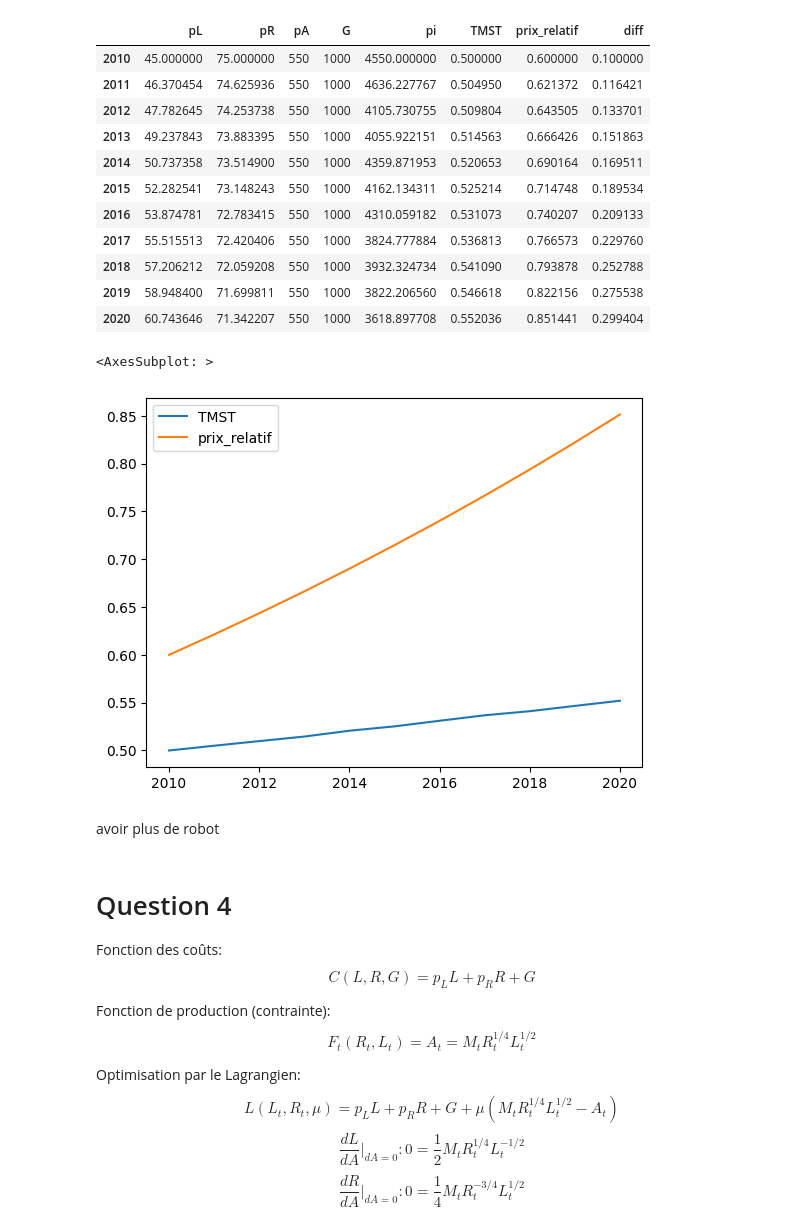
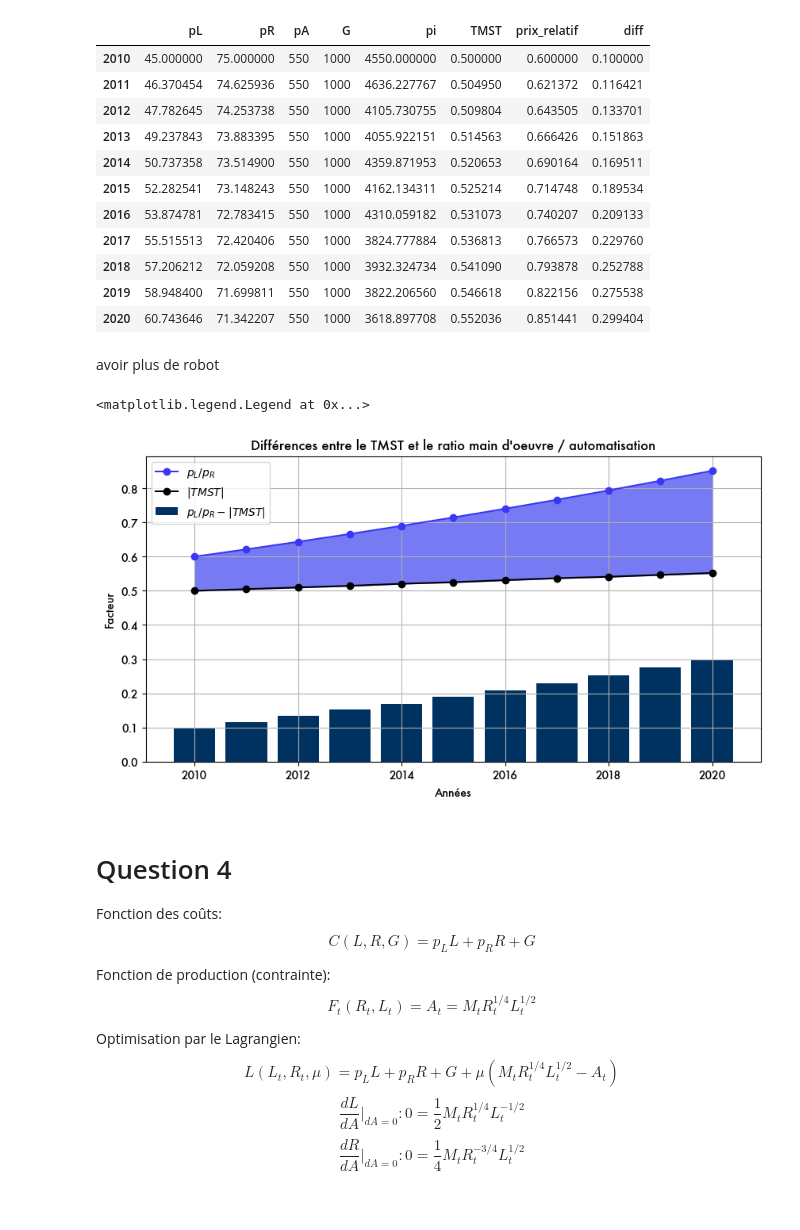
Before and after one commit to felixpoirier1/Devoir4, a Jupyter notebook: Devoir.ipynb, the cells around one changed output. Cells and saved outputs as stored; diff of their text form; code cells hidden in the pictures.

```diff
--- a/Devoir.ipynb
+++ b/Devoir.ipynb
@@ -87,13 +102,24 @@ costs
 | 2018 | 57.206212 | 72.059208 | 550 | 1000 | 3932.324734 | 0.541090 | 0.793878 | 0.252788 |
 | 2019 | 58.948400 | 71.699811 | 550 | 1000 | 3822.206560 | 0.546618 | 0.822156 | 0.275538 |
 | 2020 | 60.743646 | 71.342207 | 550 | 1000 | 3618.897708 | 0.552036 | 0.851441 | 0.299404 |
-# %%
-costs[['TMST', 'prix_relatif']].plot()
-# %% [output]
-<AxesSubplot: >
-[figure, removed]
 # %% [markdown]
 avoir plus de robot
+# %%
+plt.rcParams.update({'font.sans-serif':'futura'})
+
+plt.figure(figsize=(10,5))
+plt.grid(True)
+plt.plot(costs['prix_relatif'], "o-", color="#3b35f5", label=r"$ p_L/p_R $")
+plt.plot(costs['TMST'], "o-", color="black", label=r"$ |TMST| $")
+plt.bar(costs.index, costs['diff'], color="#003261", label=r"$ p_L/p_R - |TMST| $")
+plt.title("Différences entre le TMST et le ratio main d'oeuvre / automatisation")
+plt.fill_between(prod.index, costs['TMST'], costs['prix_relatif'], color="#767bf4")
+plt.ylabel(r"Facteur")
+plt.xlabel("Années")
+plt.legend()
+# %% [output]
+<matplotlib.legend.Legend at 0x...>
+[figure, added]
 # %% [markdown]
 # Question 4
 
```
Also changed, not shown: parts of 5 cells of this notebook, 1 other file.
